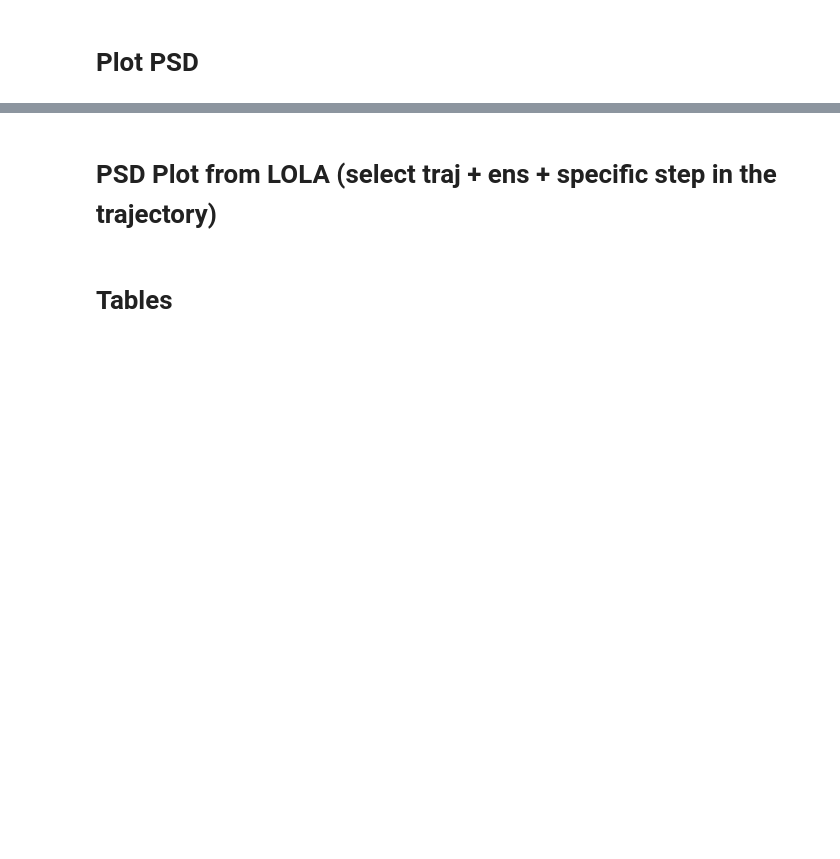
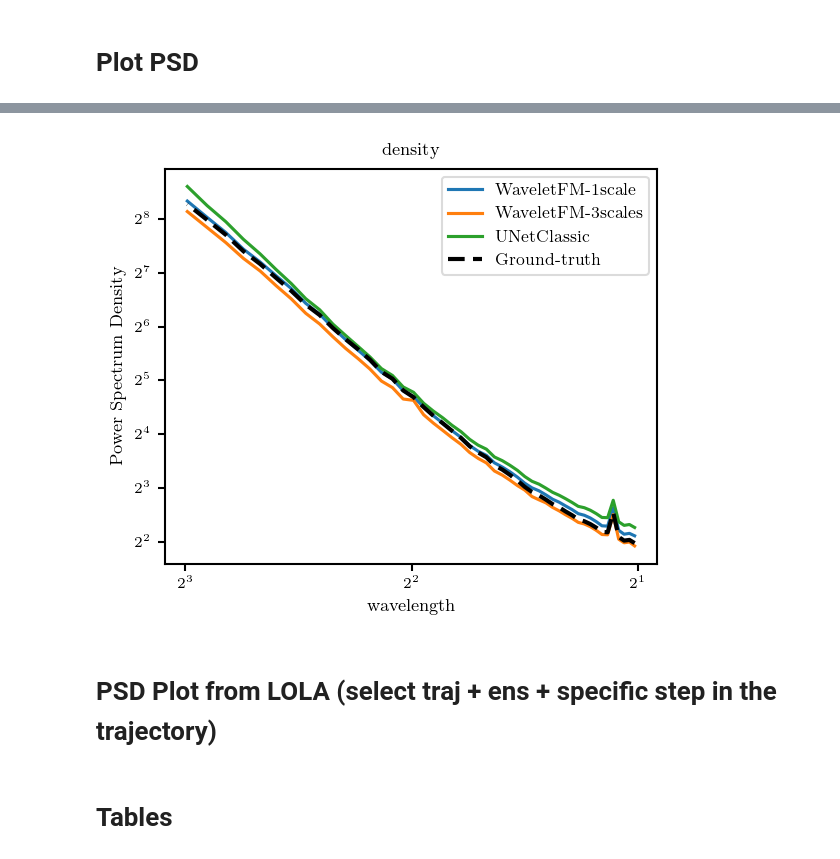
Before and after one commit to gabrieleaccarino/wavelet_flow_matching, a Jupyter notebook: notebooks/rollout_evaluation.ipynb, the cells around one changed output, grey strips where cells are left out. Cells and saved outputs as stored; diff of their text form; code cells hidden in the pictures; blank space fills up the shorter version.

```diff
--- a/notebooks/rollout_evaluation.ipynb
+++ b/notebooks/rollout_evaluation.ipynb
@@ -290,3 +308,85 @@ psd_df
+# %%
+import math
+import matplotlib.pyplot as plt
+import matplotlib.ticker as ticker
+import seaborn as sns
+
+#field_names = psd_df["field"].unique().tolist()
+field_names = ['density']
+gt_label    = "Ground-truth"
+all_models  = [m for m in psd_df["model"].unique() if m != gt_label]
+palette     = dict(zip(all_models, sns.color_palette("tab10", n_colors=len(all_models))))
+wl_min, wl_max = 1, 8 #128
+
+
+fig, axs = plt.subplots(
+    1, len(field_names),
+    figsize=(4.0 * len(field_names), 3.5),
+    sharey=False,
+    squeeze=False,
+)
+
+for col_idx, field in enumerate(field_names):
+    ax = axs[0, col_idx]
+    df_field = psd_df[(psd_df["field"] == field) &
+                      (psd_df["band"] != "vhigh") &
+                      (psd_df["wavelength"] >= wl_min) &
+                      (psd_df["wavelength"] <= wl_max)]
+
+    # ── non-GT models ──────────────────────────────────────────────────────────
+    sns.lineplot(
+        data=df_field[(df_field["model"] != gt_label)],
+        x="wavelength",
+        y="psd",
+        hue="model",
+        palette=palette,
+        estimator="mean",
+        errorbar=None, #("ci", 95),
+        linewidth=1.5,
+        ax=ax,
+    )
+
+    # ── ground truth — black dashed, no CI ────────────────────────────────────
+    sns.lineplot(
+        data=df_field[(df_field["model"] == gt_label)],
+        x="wavelength",
+        y="psd",
+        color="black",
+        dashes=(4, 2),
+        estimator="mean",
+        errorbar=None,
+        linewidth=2.0,
+        label=gt_label,
+        ax=ax,
+    )
+
+    # ── axes: log-log, then invert x (axes-level → invert_xaxis sticks) ───────
+    ax.set_xscale("log", base=2)
+    ax.set_yscale("log", base=2)
+    ax.invert_xaxis()   # large wavelength (low k) on the left
+
+    # ── ticks as 2^n ──────────────────────────────────────────────────────────
+    wl      = df_field["wavelength"].replace([np.inf], np.nan).dropna()
+    exp_min = math.floor(math.log2(wl.min()))
+    exp_max = math.ceil(math.log2(wl.max()))
+    ticks   = [2 ** e for e in range(exp_min, exp_max + 1)]
+    ax.set_xticks(ticks)
+    ax.xaxis.set_major_formatter(
+        ticker.FuncFormatter(lambda v, _: rf"$2^{{{int(round(math.log2(v)))}}}$" if v > 0 else "")
+    )
+    ax.xaxis.set_minor_locator(ticker.NullLocator())
+
+    ax.set_title(field)
+    ax.set_xlabel("wavelength")
+    ax.set_ylabel("Power Spectrum Density" if col_idx == 0 else "")
+
+    handles, labels = ax.get_legend_handles_labels()
+    ax.legend(handles, labels, fontsize=8, framealpha=0.7)
+
+fig.tight_layout()
+plt.show()
+# %% [output]
+[figure, added]
 # %%
 fig = plot_psd_seaborn(
     psd_df=psd_df,
```
Also changed, not shown: parts of 4 cells of this notebook, 1 other file.
